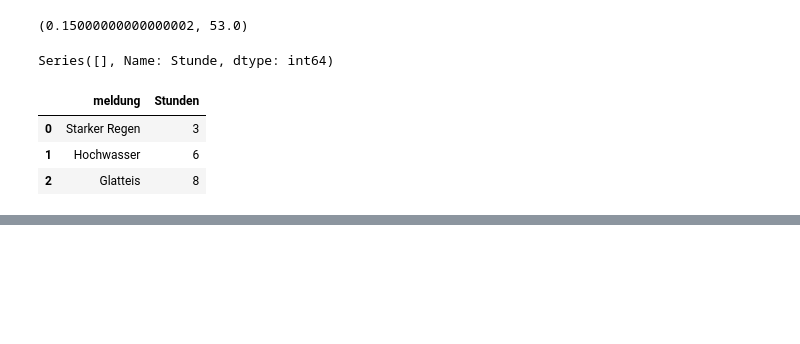
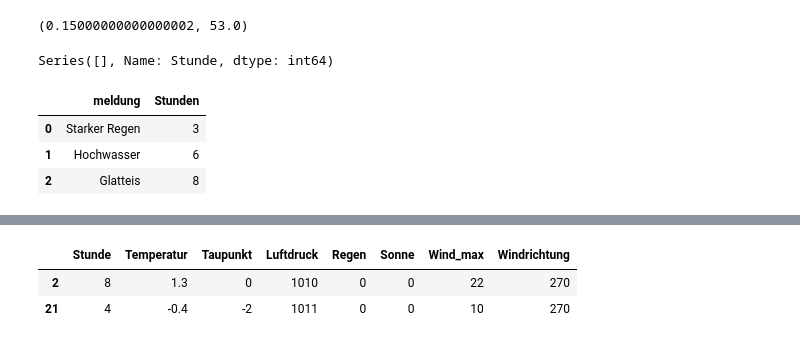
Before and after one commit to OOS-Team/DsKi_DataPreparation, a Jupyter notebook: WdhAufgaben/A1-3.ipynb, the cells around one changed output, grey strips where cells are left out. Saved outputs shown, nothing was run; the diff lists cells and outputs as text; code cells hidden in the pictures; blank space fills up the shorter version.

```diff
--- a/WdhAufgaben/A1-3.ipynb
+++ b/WdhAufgaben/A1-3.ipynb
@@ -617,0 +627,12 @@ q4_temp = w['Temperatur'].quantile(0.75)
+# %%
+# Gruppieren des DataFrames nach 'Windrichtung'
+gruppierung = wetter.groupby('Windrichtung')
+
+# Zugriff auf die Daten einer bestimmten Gruppe, z.B. Windrichtung 270
+spezifische_gruppe = gruppierung.get_group(270)
+
+spezifische_gruppe
+# %% [output]
+|  | Stunde | Temperatur | Taupunkt | Luftdruck | Regen | Sonne | Wind_max | Windrichtung |
+| 2 | 8 | 1.3 | 0 | 1010 | 0 | 0 | 22 | 270 |
+| 21 | 4 | -0.4 | -2 | 1011 | 0 | 0 | 10 | 270 |
```
Also changed, not shown: parts of 2 cells of this notebook, 2 other files.
